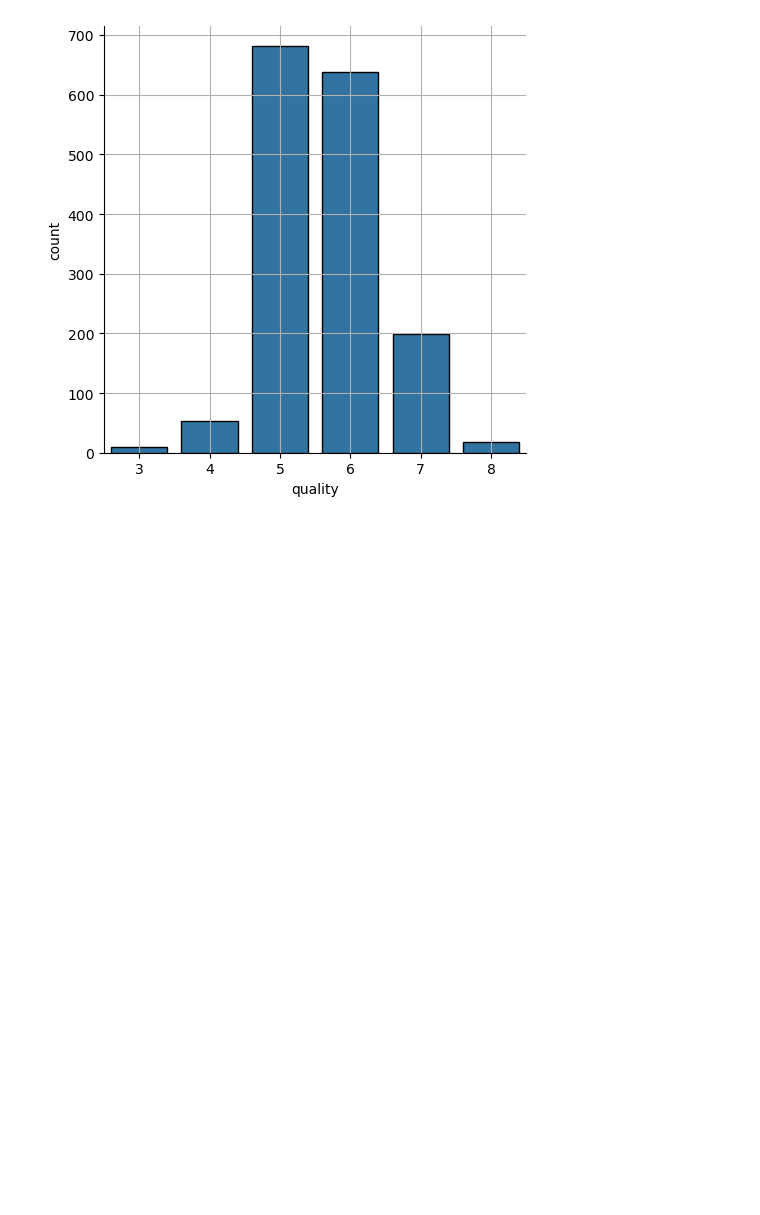
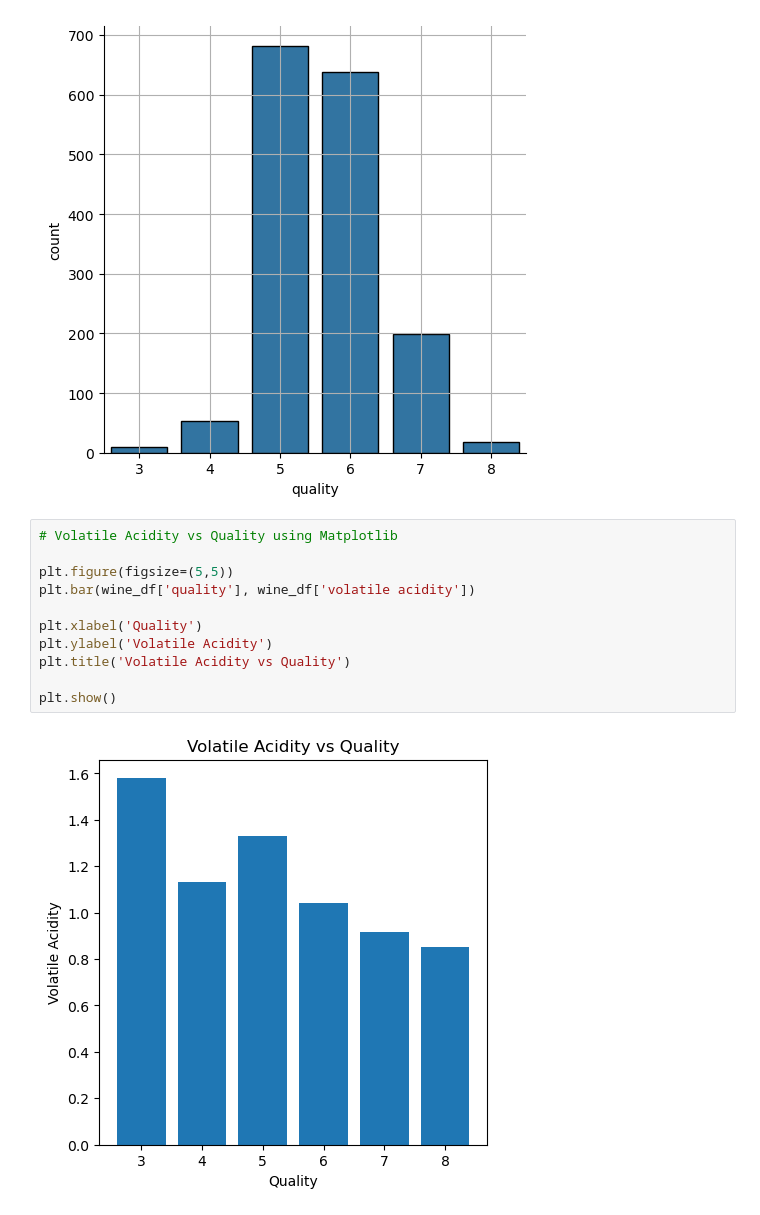
Before and after one commit to bensonjose/Projects, a Jupyter notebook: Wine Quality prediction.ipynb, the cells around one changed output. Cells and saved outputs as stored; diff of their text form; blank space fills up the shorter version.

```diff
--- a/Wine Quality prediction.ipynb
+++ b/Wine Quality prediction.ipynb
@@ -120,3 +120,16 @@ sns.catplot(x='quality', data = wine_df, kind = 'count',edgecolor="black")
 plt.grid(True)
 # %% [output]
 [figure]
+# %%
+# Volatile Acidity vs Quality using Matplotlib
+
+plt.figure(figsize=(5,5))
+plt.bar(wine_df['quality'], wine_df['volatile acidity'])
+
+plt.xlabel('Quality')
+plt.ylabel('Volatile Acidity')
+plt.title('Volatile Acidity vs Quality')
+
+plt.show()
+# %% [output]
+[figure, added]
```
Also changed, not shown: parts of 22 cells of this notebook.
